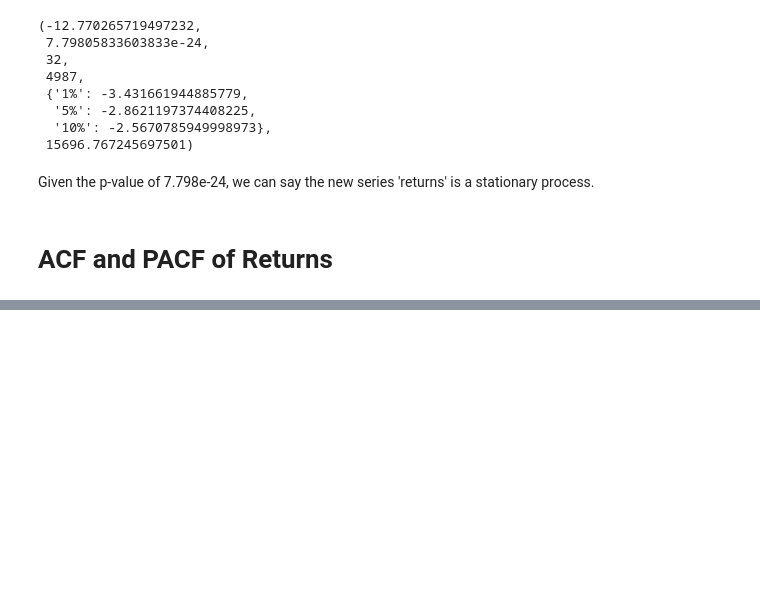
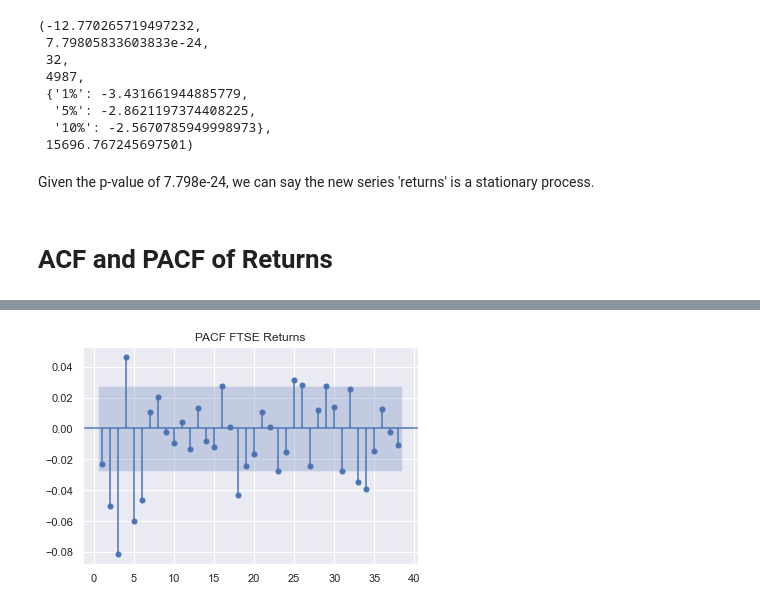
Before and after one commit to mkang32/snp500-analysis, a Jupyter notebook: notebooks/3.the_AR_model_with_Returns.ipynb, the cells around one changed output, grey strips where cells are left out. Cells and saved outputs as stored; diff of their text form; code cells hidden in the pictures; blank space fills up the shorter version.

```diff
--- a/notebooks/3.the_AR_model_with_Returns.ipynb
+++ b/notebooks/3.the_AR_model_with_Returns.ipynb
@@ -90,0 +101,6 @@ Given the p-value of 7.798e-24, we can say the new series 'returns' is a station
+# %%
+sgt.plot_pacf(df.returns, zero=False, method=('ols'))
+plt.title("PACF FTSE Returns")
+plt.show()
+# %% [output]
+[figure, added]
```
Also changed, not shown: parts of 11 cells of this notebook.
